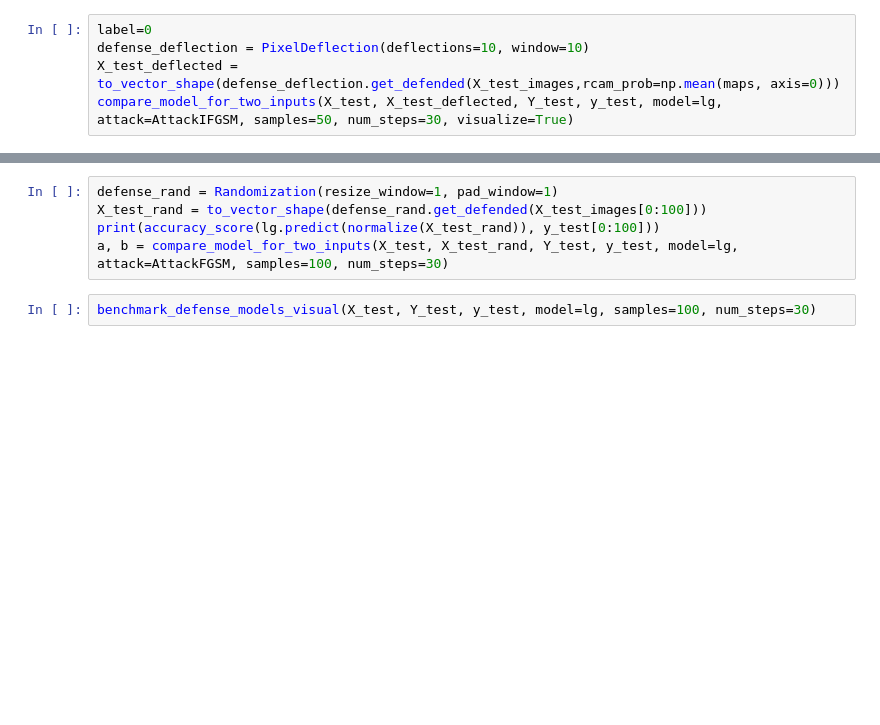
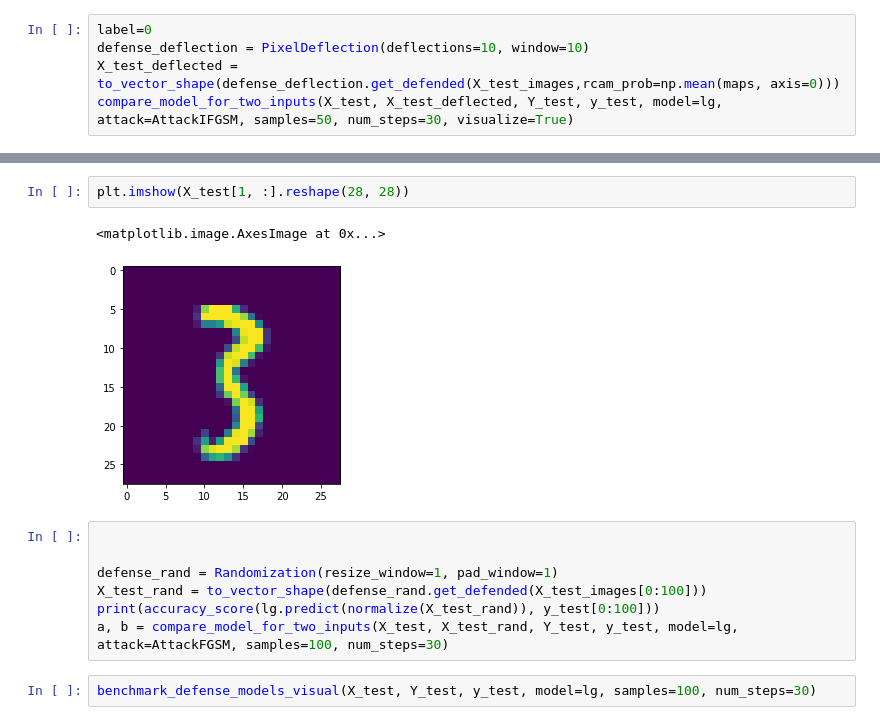
Before and after one commit to vseredovych/AdaversarialAI, a Jupyter notebook: Code/benchmarking_adv.ipynb, the cells around one changed output, grey strips where cells are left out. Drawn from its saved outputs; the diff is of its cells as text; blank space fills up the shorter version.

```diff
--- a/Code/benchmarking_adv.ipynb
+++ b/Code/benchmarking_adv.ipynb
@@ -471,4 +490,11 @@ compare_model_for_two_inputs(X_test, X_test_deflected, Y_test, y_test, model=lg,
+# %%
+plt.imshow(X_test[1, :].reshape(28, 28))
+# %% [output]
+<matplotlib.image.AxesImage at 0x...>
+[figure, added]
 # %%
+
+
 defense_rand = Randomization(resize_window=1, pad_window=1)
 X_test_rand = to_vector_shape(defense_rand.get_defended(X_test_images[0:100]))
 print(accuracy_score(lg.predict(normalize(X_test_rand)), y_test[0:100]))
```
Also changed, not shown: parts of 9 cells of this notebook, 8 other files.
